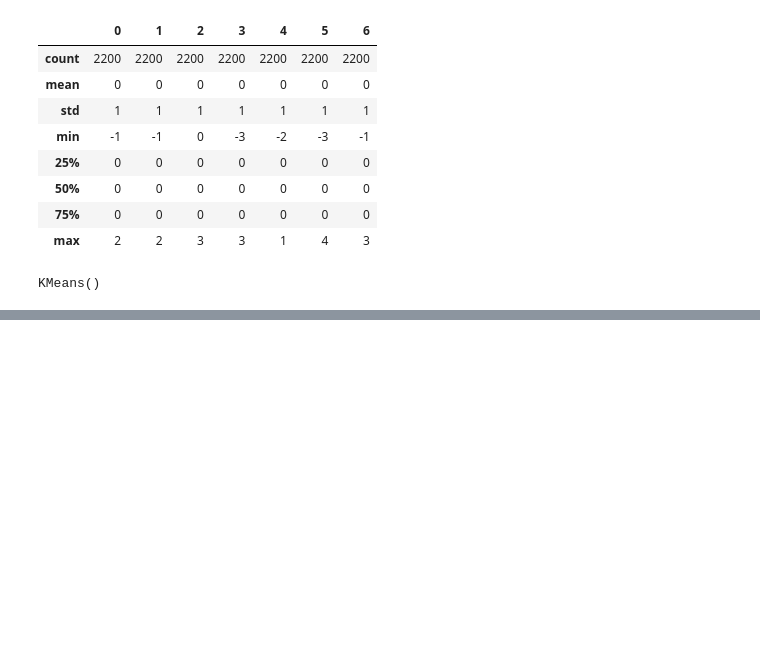
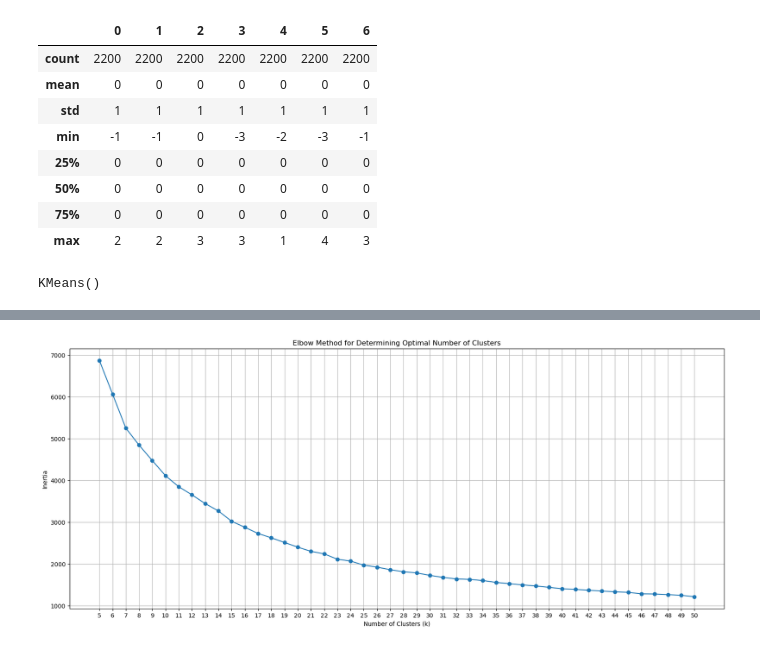
Before and after one commit to Shrey0808/Smart-Agriculture-Crop-Prediction-Using-Soil-Parameters, a Jupyter notebook: K Means .ipynb, the cells around one changed output, grey strips where cells are left out. Drawn from its saved outputs; the diff is of its cells as text; code cells hidden in the pictures; blank space fills up the shorter version.

```diff
--- a/K Means .ipynb
+++ b/K Means .ipynb
@@ -232 +212,12 @@ plt.show()
+# %%
+plt.figure(figsize=(20, 8))
+plt.plot(wcss.keys() , wcss.values() , marker='o')
+plt.xlabel('Number of Clusters (k)')
+plt.ylabel('Inertia')
+plt.title('Elbow Method for Determining Optimal Number of Clusters')
+plt.xticks(list(wcss.keys()))
+plt.grid(True)
+plt.show()
+# %% [output]
+[figure, added]
 # %%
```
Also changed, not shown: parts of 23 cells of this notebook, 4 other files.
